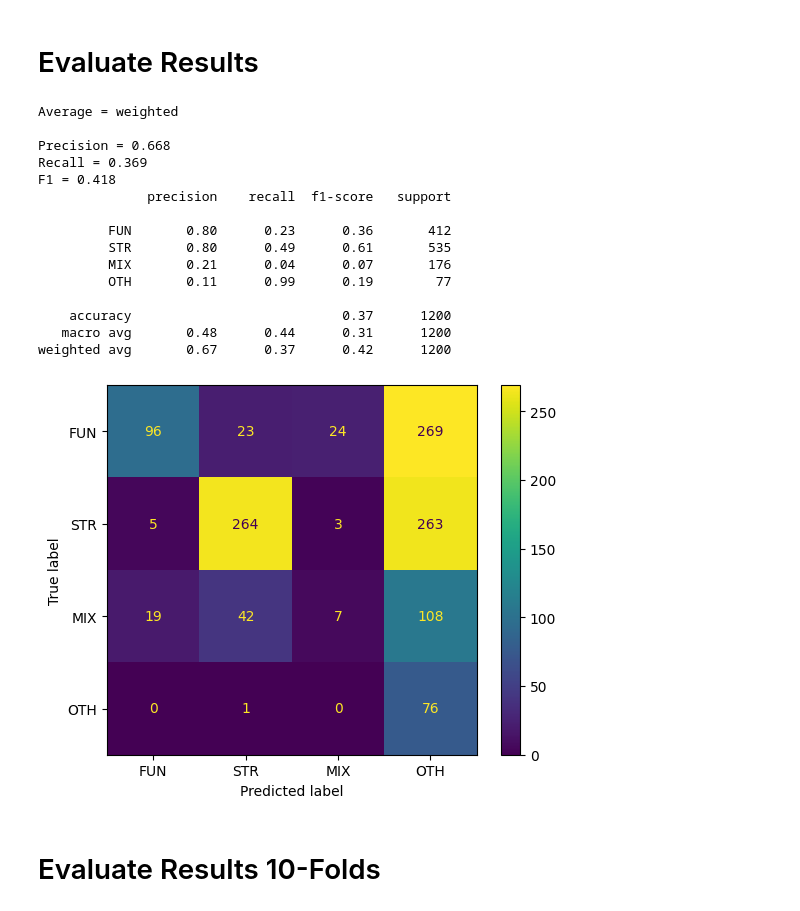
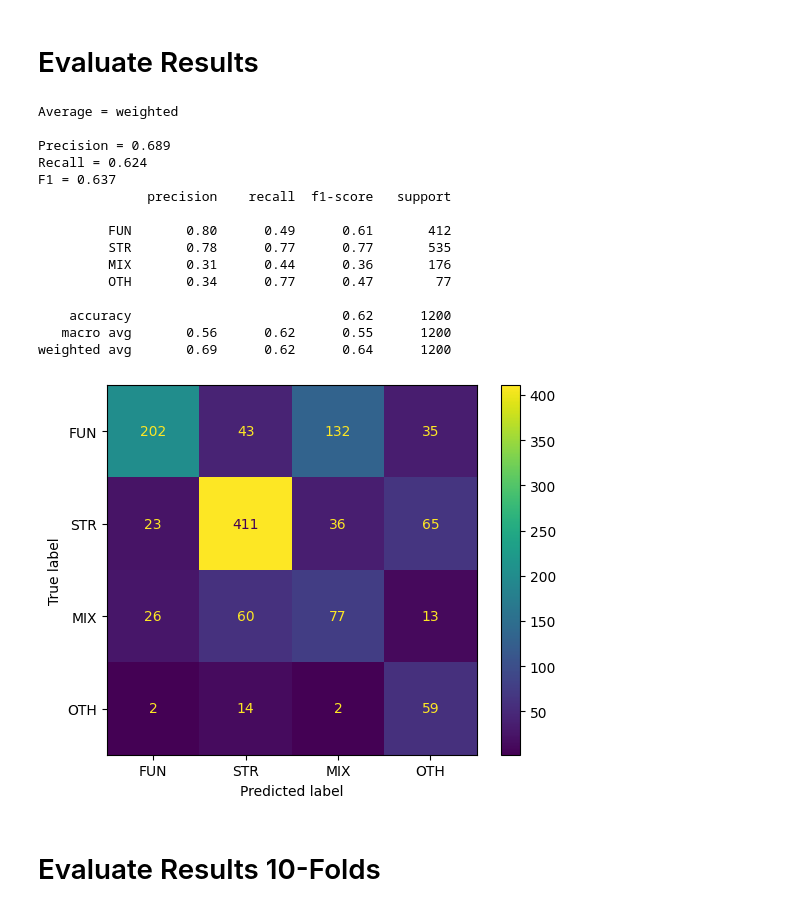
Before and after one commit to Marco-Consoloni/patent-sentence-classification, a Jupyter notebook: evaluate.ipynb, the cells around one changed output. Cells and saved outputs as stored; diff of their text form; code cells hidden in the pictures.

```diff
--- a/evaluate.ipynb
+++ b/evaluate.ipynb
@@ -64,49 +64,49 @@ result_df = pd.read_excel(f"/home/fantoni/patent-sentence-classification/results
 result_df = pd.read_excel(f"/home/fantoni/patent-sentence-classification/results/finetuning/bert-for-patents_test_10_7.xlsx")
 result_df = pd.read_excel('/home/fantoni/patent-sentence-classification/results/prompting/gpt-3.5-turbo_prompt_3.xlsx')
 result_df = pd.read_excel('/home/fantoni/patent-sentence-classification/results/prompting/gpt-4o_prompt_3.xlsx')
-result_df = pd.read_excel('/home/fantoni/patent-sentence-classification/results/prompting/Llama-3.1-8B-Instruct_prompt_3.xlsx')
+#result_df = pd.read_excel('/home/fantoni/patent-sentence-classification/results/prompting/Llama-3.1-8B-Instruct_prompt_3.xlsx')
 
 # Set labels
 dispaly_labels = ['FUN', 'STR', 'MIX', 'OTH']
 true_labels = result_df['sent_tag']
 predicted_labels = result_df['predicted_tag']
 
-# Calculate classification metrics
+# Calculate metrics
 average='weighted'
 precision = precision_score(true_labels, predicted_labels, average=average, zero_division=0)
 recall = recall_score(true_labels, predicted_labels, average=average, zero_division=0)
 f1 = f1_score(true_labels, predicted_labels, average=average, zero_division=0)
 print(f'Average = {average}\n')
 print(f'Precision = {precision:.3f}')
 print(f'Recall = {recall:.3f}')
 print(f'F1 = {f1:.3f}')
 
 # Create Classification Report
 class_report = classification_report(true_labels, predicted_labels, labels=dispaly_labels, target_names=dispaly_labels, zero_division=0)
 print (class_report)
 
 # Create confusion matrix
 cm = confusion_matrix(true_labels, predicted_labels, labels=dispaly_labels)
 disp = ConfusionMatrixDisplay(confusion_matrix=cm, display_labels=dispaly_labels)
 disp.plot()
 plt.show()
 # %% [output]
 Average = weighted
 
-Precision = 0.668
-Recall = 0.369
-F1 = 0.418
+Precision = 0.689
+Recall = 0.624
+F1 = 0.637
               precision    recall  f1-score   support
 
-         FUN       0.80      0.23      0.36       412
-         STR       0.80      0.49      0.61       535
-         MIX       0.21      0.04      0.07       176
-         OTH       0.11      0.99      0.19        77
+         FUN       0.80      0.49      0.61       412
+         STR       0.78      0.77      0.77       535
+         MIX       0.31      0.44      0.36       176
+         OTH       0.34      0.77      0.47        77
 
-    accuracy                           0.37      1200
-   macro avg       0.48      0.44      0.31      1200
-weighted avg       0.67      0.37      0.42      1200
+    accuracy                           0.62      1200
+   macro avg       0.56      0.62      0.55      1200
+weighted avg       0.69      0.62      0.64      1200
-[figure, old version]
+[figure, new version]
 # %% [markdown]
 # Evaluate Results 10-Folds
 # %%
```
Also changed, not shown: parts of 7 cells of this notebook, 5 other files.
